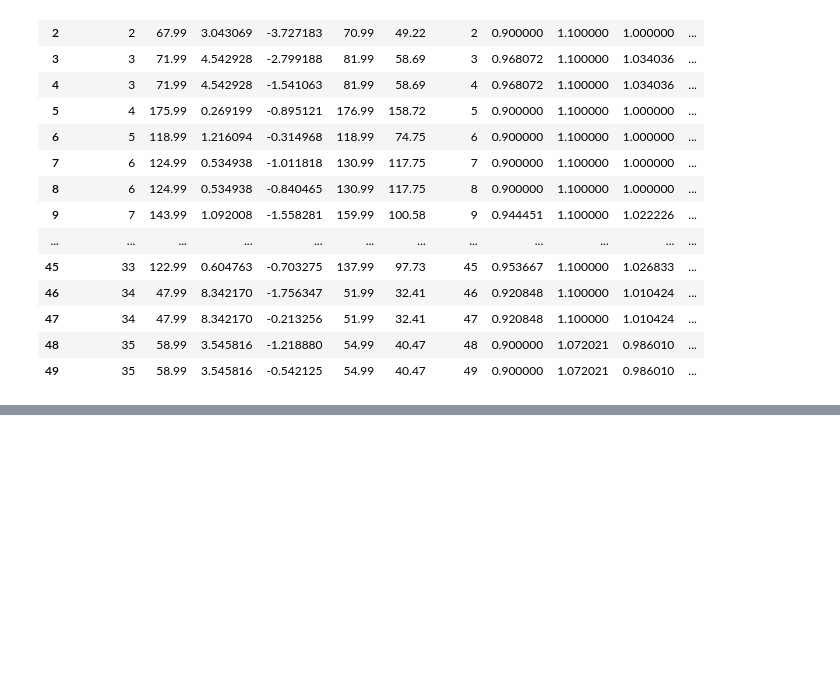
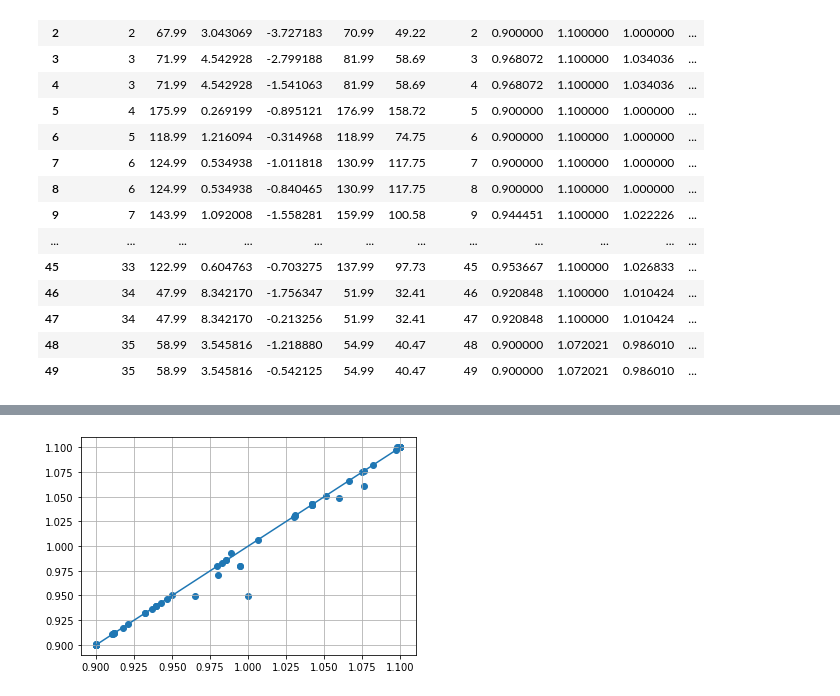
Before and after one commit to mbudylin/OptimizersArticle, a Jupyter notebook: optimizers_test.ipynb, the cells around one changed output, grey strips where cells are left out. Saved outputs shown, nothing was run; the diff lists cells and outputs as text; code cells hidden in the pictures; blank space fills up the shorter version.

```diff
--- a/optimizers_test.ipynb
+++ b/optimizers_test.ipynb
@@ -341,3 +301,19 @@ res_1['data']
 | 47 | 34 | 47.99 | 8.342170 | -0.213256 | 51.99 | 32.41 | 47 | 0.920848 | 1.100000 | 1.010424 | ... |
 | 48 | 35 | 58.99 | 3.545816 | -1.218880 | 54.99 | 40.47 | 48 | 0.900000 | 1.072021 | 0.986010 | ... |
 | 49 | 35 | 58.99 | 3.545816 | -0.542125 | 54.99 | 40.47 | 49 | 0.900000 | 1.072021 | 0.986010 | ... |
+# %%
+data_ = generate_data(150, bounds_params, 21, 100)
+df = data_['data_nlp']
+plu_idx = df.plu_idx
+plu_line_idx = df.plu_line_idx
+P = df.P
+Q = df.Q
+E = df.E
+C = df.C
+M_ = sum((P - C) * Q)
+
+opt_params_ = {
+    'alpha': 0.0,
+    'con_mrg': M_,
+    'con_equal': True,
+}
@@ -343,0 +336,7 @@ res_1['data']
+# %%
+%%time
+opm = ScipyNlpOptimizationModel(data_, 0.0)
+opm.init_variables()
+opm.init_objective()
+opm.add_con_mrg(M_)
+d1 = opm.solve(solver='cobyla')['data']
@@ -343,0 +346,3 @@ res_1['data']
+# %%
+%%time
+d2 = pricing_optimization(data_, PyomoNlpOptimizationModel, opt_params_, 'ipopt')[0]['data']
@@ -343,0 +352,7 @@ res_1['data']
+# %%
+plt.scatter(d1['x_opt'], d2['x_opt'])
+plt.plot([0.9, 1.1], [0.9, 1.1])
+plt.grid()
+plt.show()
+# %% [output]
+[figure, added]
```
Also changed, not shown: parts of 13 cells of this notebook, 1 other file.
